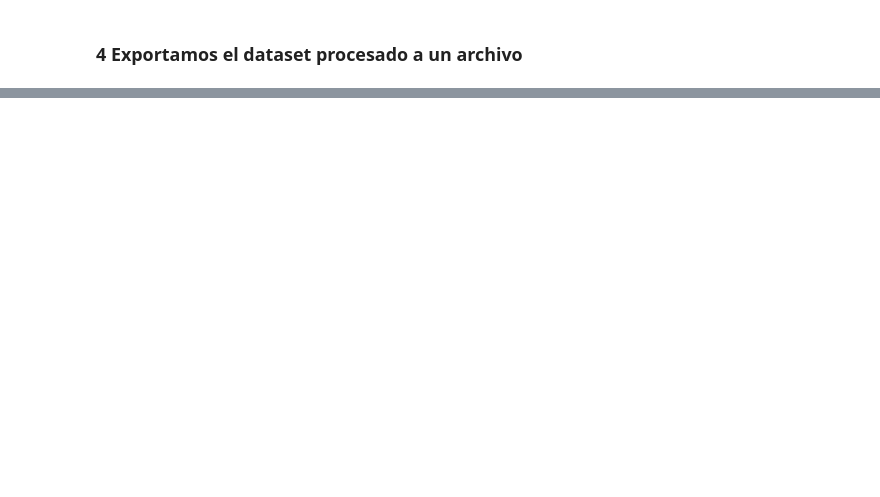
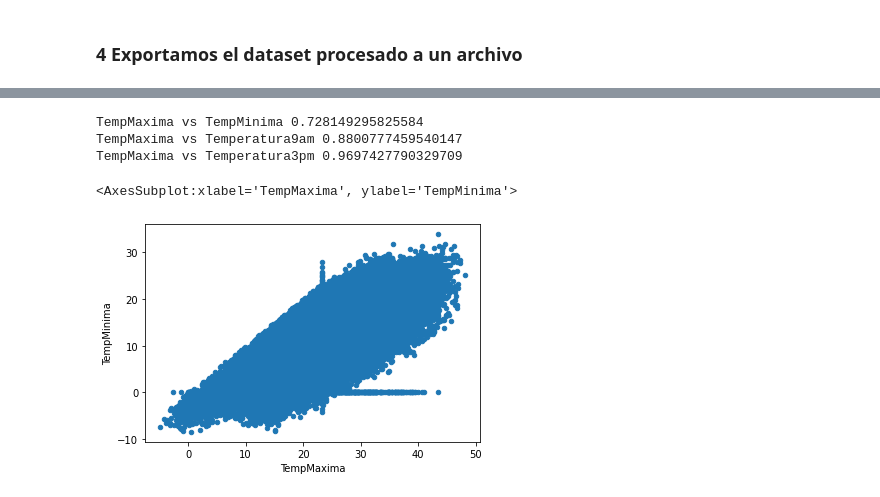
Before and after one commit to 4lequinn/PRUEBA-1-MINERIA, a Jupyter notebook: Solemne1_MDY001D.ipynb, the cells around one changed output, grey strips where cells are left out. Cells and saved outputs as stored; diff of their text form; code cells hidden in the pictures; blank space fills up the shorter version.

```diff
--- a/Solemne1_MDY001D.ipynb
+++ b/Solemne1_MDY001D.ipynb
@@ -1420,0 +1423,26 @@ _Nota Gráfico **"Promedio de humedad del aire a las 9am en Portland y Uluru"**_
+# %%
+df4=df4.rename(columns ={'MinTemp':'TempMinima'})
+df4=df4.rename(columns ={'MaxTemp':'TempMaxima'})
+df4=df4.rename(columns ={'Rainfall':'LluviaMM'})
+df4=df4.rename(columns ={'WindGustSpeed':'VelViento'})
+df4=df4.rename(columns ={'WindSpeed9am':'VelViento9am'})
+df4=df4.rename(columns ={'WindSpeed3pm':'VelViento3pm'})
+df4=df4.rename(columns ={'Humidity9am':'Humedad9am'})
+df4=df4.rename(columns ={'Humidity3pm':'Humedad3pm'})
+df4=df4.rename(columns ={'Location_encoder':'Ubicacion'})
+df4=df4.rename(columns ={'RISK_MM':'RiesgoMM'})
+df4=df4.rename(columns ={'Pressure3pm':'PresionAire3pm'})
+df4=df4.rename(columns ={'Cloud9am':'Nubosidad9am'})
+df4=df4.rename(columns ={'Cloud3pm':'Nubosidad3pm'})
+df4=df4.rename(columns ={'Temp9am':'Temperatura9am'})
+df4=df4.rename(columns ={'Temp3pm':'Temperatura3pm'})
+df4=df4.rename(columns ={'Sunshine':'LuzSolar'})
+df4=df4.rename(columns ={'Evaporation':'Evaporacion'})
+df4=df4.rename(columns ={'RainToday_Yes':'LloveraHoy'})
+df4=df4.rename(columns ={'WindGustDir':'DireccionViento'})
+df4=df4.rename(columns ={'WindDir9am':'DireccionViento9am'})
+df4=df4.rename(columns ={'WindDir3pm':'DireccionViento3pm'})
+df4=df4.rename(columns ={'Day':'Dia'})
+df4=df4.rename(columns ={'Month':'Mes'})
+df4=df4.rename(columns ={'Year':'Año'})
+df4=df4.rename(columns ={'RainTomorrow_Yes':'LloveraMañana'})
@@ -1628,0 +1541,12 @@ print("Score del modelo : %.2f" % modelo.score (X_train,y_train))
+# %%
+calcularCoeficienteCorrelacion(df4,columnas,cantidad,1)
+# %% [output]
+TempMaxima vs TempMinima 0.728149295825584
+TempMaxima vs Temperatura9am 0.8800777459540147
+TempMaxima vs Temperatura3pm 0.9697427790329709
+# %%
+# MaxTemp VS MinTemp
+df4.plot(kind="scatter",x=columnas[1],y="TempMinima")
+# %% [output]
+<AxesSubplot:xlabel='TempMaxima', ylabel='TempMinima'>
+[figure, added]
```
Also changed, not shown: parts of 90 cells of this notebook.
